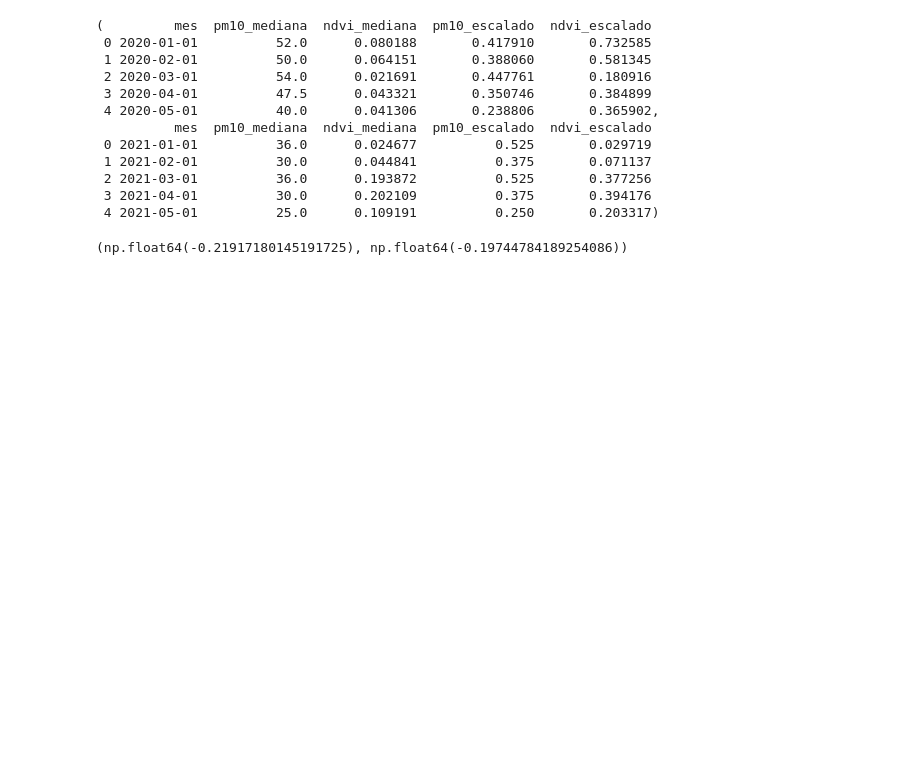
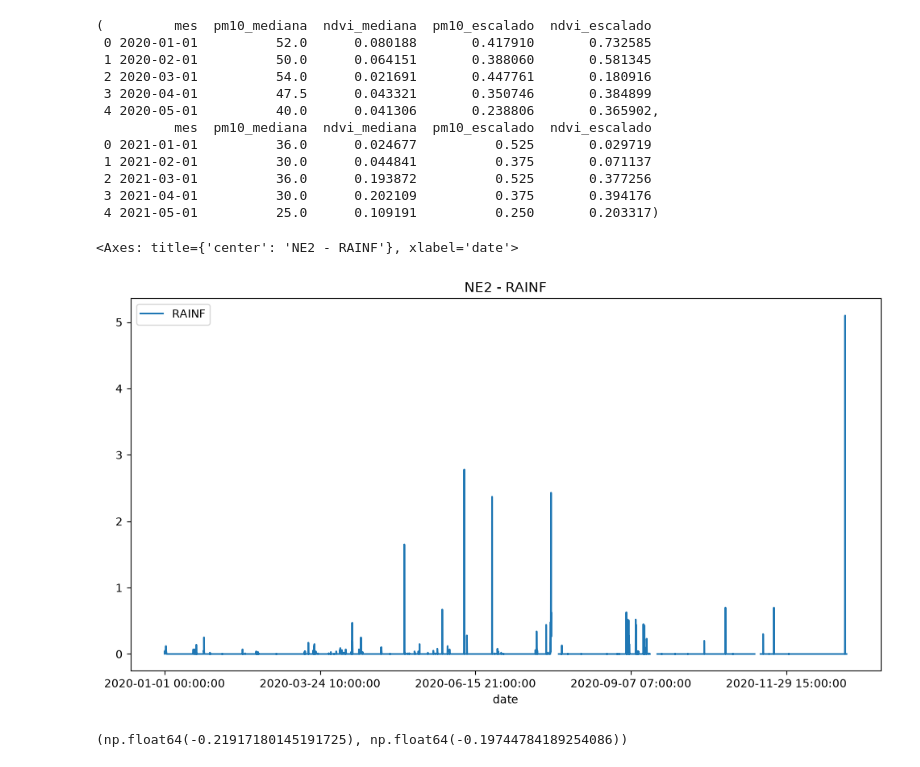
Before and after one commit to yazmans/MA2003B, a Jupyter notebook: Etapa2/Comprension.ipynb, the cells around one changed output. Drawn from its saved outputs; the diff is of its cells as text; code cells hidden in the pictures; blank space fills up the shorter version.

```diff
--- a/Etapa2/Comprension.ipynb
+++ b/Etapa2/Comprension.ipynb
@@ -378,6 +400,11 @@ serie_NE2.head(), serie_NE3.head()
  2 2021-03-01          36.0      0.193872          0.525       0.377256
  3 2021-04-01          30.0      0.202109          0.375       0.394176
  4 2021-05-01          25.0      0.109191          0.250       0.203317)
+# %%
+NE2.plot(x='date', y='RAINF', kind='line', title='NE2 - RAINF', figsize=(12, 6))
+# %% [output]
+<Axes: title={'center': 'NE2 - RAINF'}, xlabel='date'>
+[figure, added]
 # %%
 # Correlación entre PM10 y NDVI para la estación NE2
 correlacion_NE2 = serie_NE2["pm10_mediana"].corr(serie_NE2["ndvi_mediana"])
```
Also changed, not shown: parts of 10 cells of this notebook, 25 other files.
